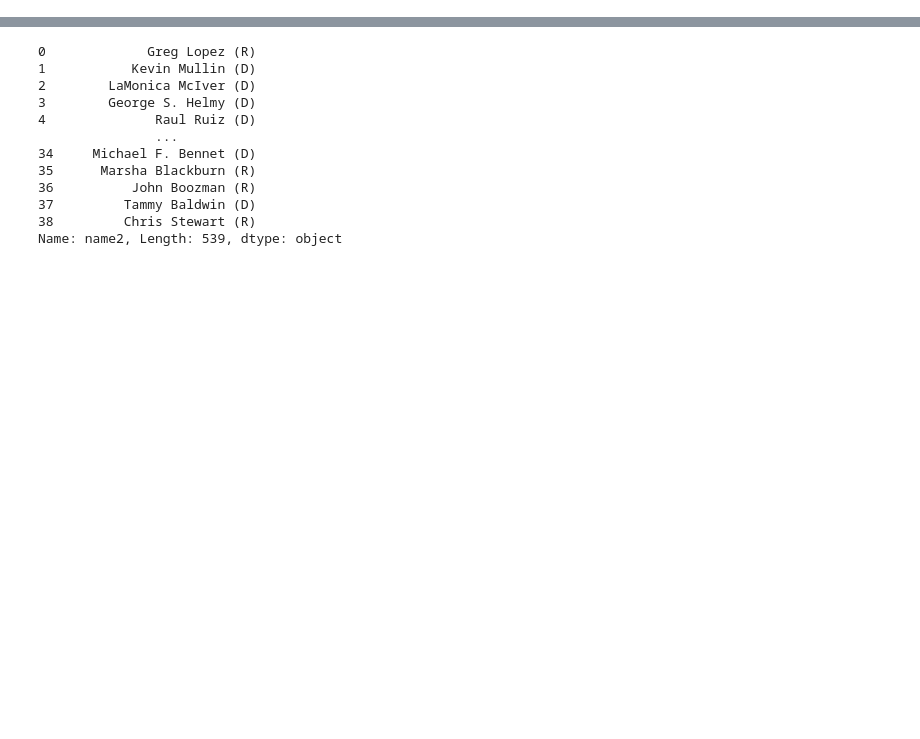
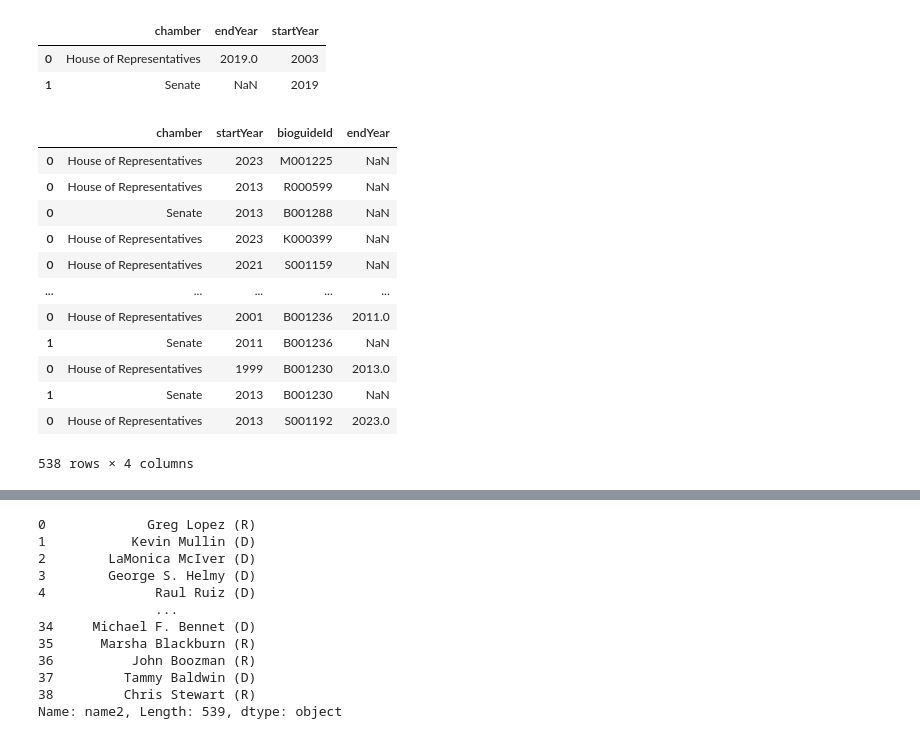
Before and after one commit to HalleMiller/contrans2024, a Jupyter notebook: sandbox.ipynb, the cells around one changed output, grey strips where cells are left out. Saved outputs shown, nothing was run; the diff lists cells and outputs as text; code cells hidden in the pictures; blank space fills up the shorter version.

Commit message:
added terms df method

```diff
--- a/sandbox.ipynb
+++ b/sandbox.ipynb
@@ -32,3 +67,33 @@ members
+# %%
+pd.DataFrame.from_records(members['terms.item'][481])
+# %% [output]
+|  | chamber | endYear | startYear |
+| 0 | House of Representatives | 2019.0 | 2003 |
+| 1 | Senate | NaN | 2019 |
+# %%
+termsDF=pd.DataFrame()
+for index, row in members.iterrows():
+    bioguide_id = row['bioguideId']
+    terms = row['terms.item']
+    df = pd.DataFrame.from_records(terms)
+    df['bioguideId']=bioguide_id
+    termsDF=pd.concat([termsDF,df])
+
+termsDF
+# %% [output]
+|  | chamber | startYear | bioguideId | endYear |
+| 0 | House of Representatives | 2023 | M001225 | NaN |
+| 0 | House of Representatives | 2013 | R000599 | NaN |
+| 0 | Senate | 2013 | B001288 | NaN |
+| 0 | House of Representatives | 2023 | K000399 | NaN |
+| 0 | House of Representatives | 2021 | S001159 | NaN |
+| ... | ... | ... | ... | ... |
+| 0 | House of Representatives | 2001 | B001236 | 2011.0 |
+| 1 | Senate | 2011 | B001236 | NaN |
+| 0 | House of Representatives | 1999 | B001230 | 2013.0 |
+| 1 | Senate | 2013 | B001230 | NaN |
+| 0 | House of Representatives | 2013 | S001192 | 2023.0 |
+538 rows × 4 columns
 # %%
 replace_map = {'Democratic': 'D',
                'Republican': 'R',
```
Also changed, not shown: parts of 5 cells of this notebook, 1 other file.
